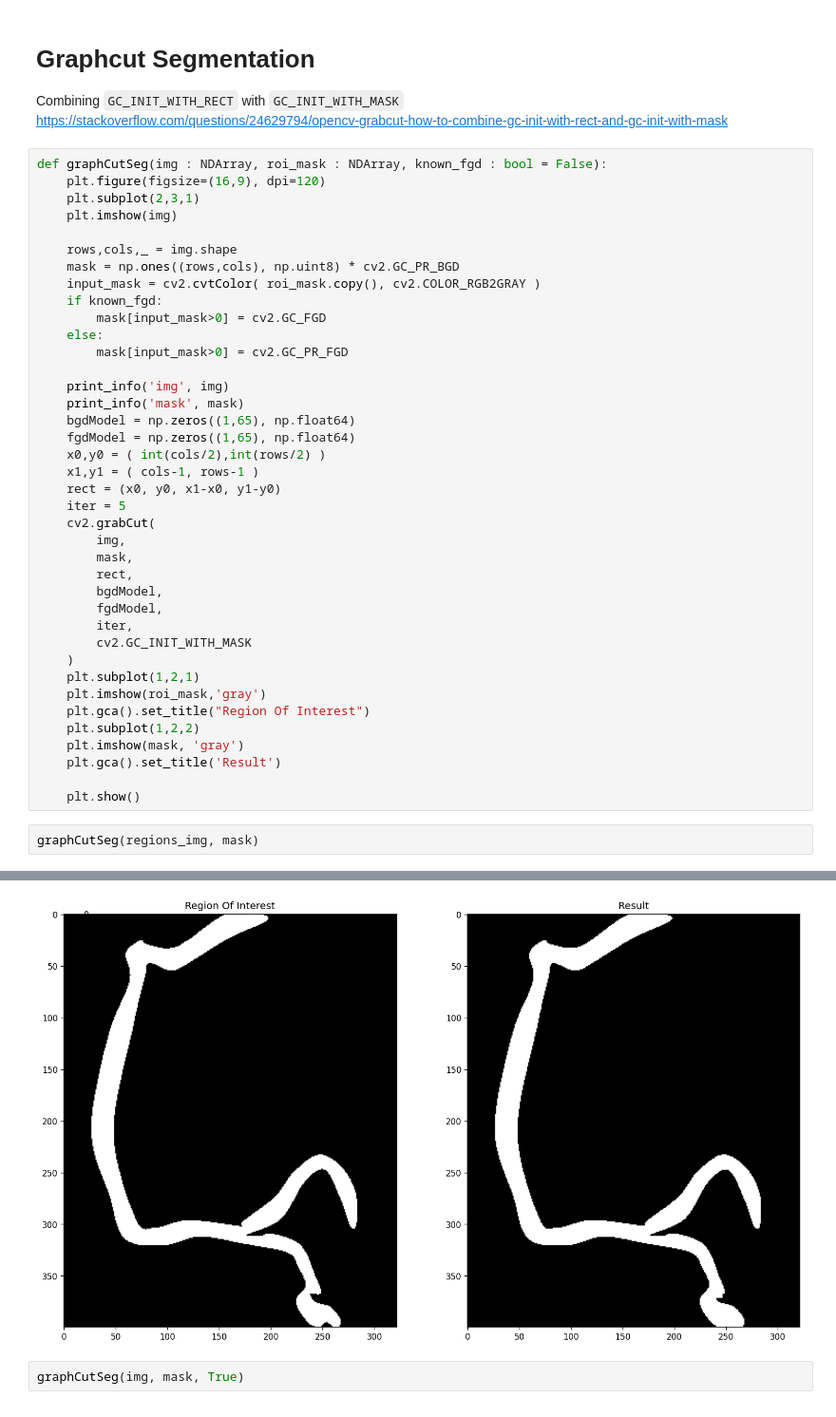
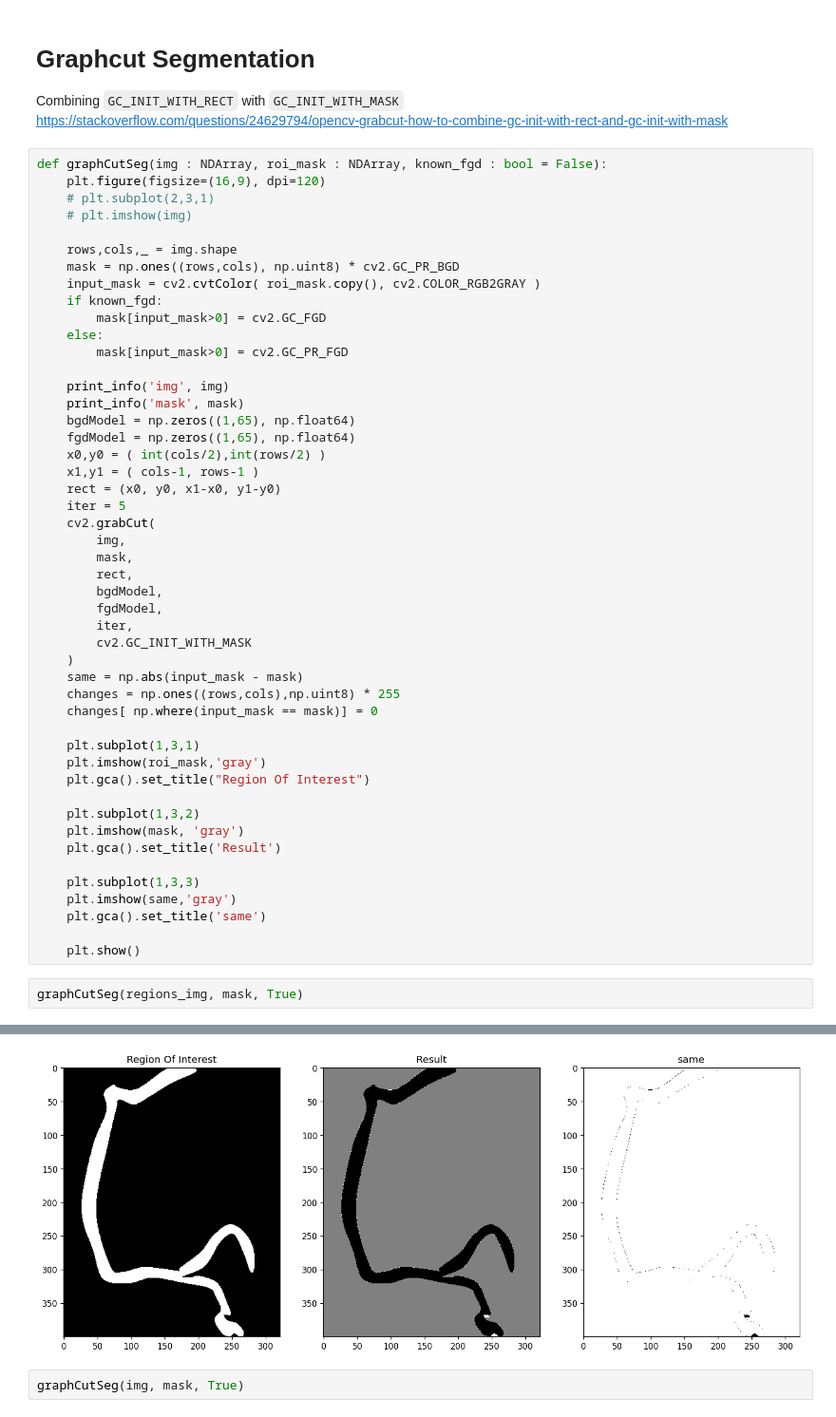
Before and after one commit to jbenshetler/vessel_segmentation, a Jupyter notebook: seg.ipynb, the cells around one changed output, grey strips where cells are left out. Shown at 95% size. Saved outputs shown, nothing was run; the diff lists cells and outputs as text.

```diff
--- a/seg.ipynb
+++ b/seg.ipynb
@@ -148,8 +155,8 @@ https://stackoverflow.com/questions/24629794/opencv-grabcut-how-to-combine-gc-in
 # %%
 def graphCutSeg(img : NDArray, roi_mask : NDArray, known_fgd : bool = False):
     plt.figure(figsize=(16,9), dpi=120)
-    plt.subplot(2,3,1)
-    plt.imshow(img)
+    # plt.subplot(2,3,1)
+    # plt.imshow(img)
 
     rows,cols,_ = img.shape
     mask = np.ones((rows,cols), np.uint8) * cv2.GC_PR_BGD
@@ -176,20 +183,29 @@ def graphCutSeg(img : NDArray, roi_mask : NDArray, known_fgd : bool = False):
         iter,
         cv2.GC_INIT_WITH_MASK
     )
-    plt.subplot(1,2,1)
+    same = np.abs(input_mask - mask)
+    changes = np.ones((rows,cols),np.uint8) * 255
+    changes[ np.where(input_mask == mask)] = 0
+
+    plt.subplot(1,3,1)
     plt.imshow(roi_mask,'gray')
     plt.gca().set_title("Region Of Interest")
-    plt.subplot(1,2,2)
+
+    plt.subplot(1,3,2)
     plt.imshow(mask, 'gray')
     plt.gca().set_title('Result')
 
+    plt.subplot(1,3,3)
+    plt.imshow(same,'gray')
+    plt.gca().set_title('same')
+
     plt.show()
 # %%
-graphCutSeg(regions_img, mask)
+graphCutSeg(regions_img, mask, True)
 # %% [output]
 img.shape=(400, 322, 3) img.dtype=uint8
 mask.shape=(400, 322) mask.dtype=uint8
-[figure, old version]
+[figure, new version]
 # %%
 graphCutSeg(img, mask, True)
 # %% [output]
```
Also changed, not shown: parts of 13 cells of this notebook.
